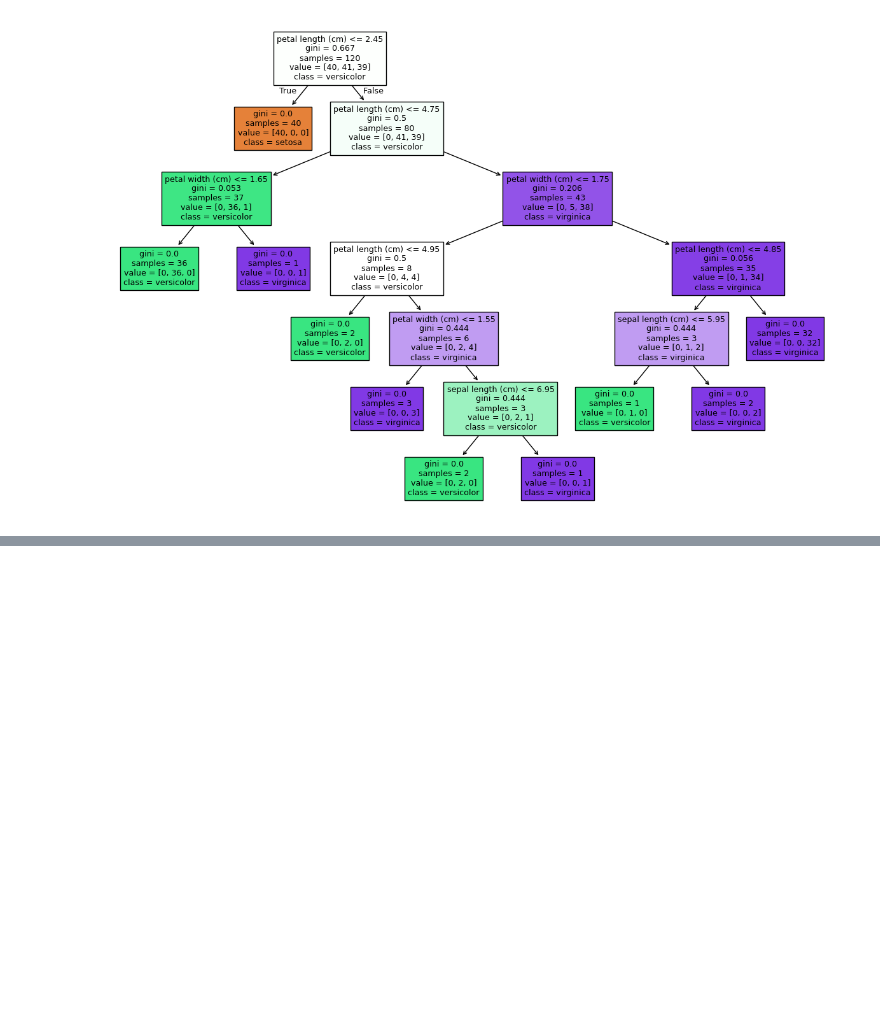
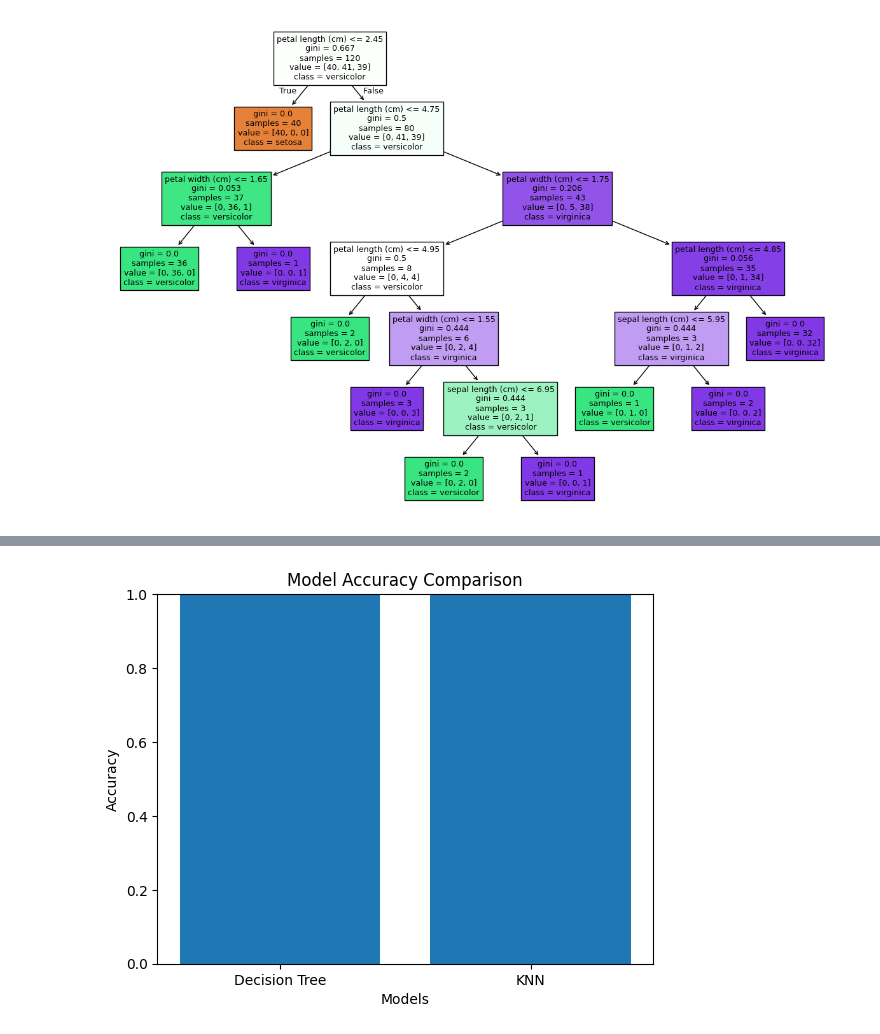
Before and after one commit to KaveyaEzhil/Machine-Learning, a Jupyter notebook: ML_ITA0613.ipynb, the cells around one changed output, grey strips where cells are left out. Saved outputs shown, nothing was run; the diff lists cells and outputs as text; code cells hidden in the pictures; blank space fills up the shorter version.

```diff
--- a/ML_ITA0613.ipynb
+++ b/ML_ITA0613.ipynb
@@ -296,0 +2611,84 @@ Accuracy: 1.0
+# %%
+import numpy as np
+import pandas as pd
+import matplotlib.pyplot as plt
+
+from sklearn.datasets import load_iris
+from sklearn.model_selection import train_test_split
+from sklearn.tree import DecisionTreeClassifier
+from sklearn.neighbors import KNeighborsClassifier
+from sklearn.metrics import accuracy_score
+
+# Load Iris dataset
+iris = load_iris()
+
+# Convert to Pandas DataFrame
+df = pd.DataFrame(iris.data, columns=iris.feature_names)
+
+# Add target column
+df["target"] = iris.target
+
+# Display first 5 rows
+print("Dataset:")
+print(df.head())
+
+# Check missing values
+print("\nMissing Values:")
+print(df.isnull().sum())
+
+# Features and target
+X = df.drop("target", axis=1)
+y = df["target"]
+
+# NumPy operation - convert to NumPy array
+X = np.array(X)
+y = np.array(y)
+
+# Split data into training and testing
+X_train, X_test, y_train, y_test = train_test_split(
+    X, y, test_size=0.2, random_state=42
+)
+
+# Decision Tree Model
+dt = DecisionTreeClassifier(random_state=42)
+dt.fit(X_train, y_train)
+
+dt_pred = dt.predict(X_test)
+dt_accuracy = accuracy_score(y_test, dt_pred)
+
+# KNN Model
+knn = KNeighborsClassifier(n_neighbors=3)
+knn.fit(X_train, y_train)
+
+knn_pred = knn.predict(X_test)
+knn_accuracy = accuracy_score(y_test, knn_pred)
+
+# Print accuracies
+print("\nDecision Tree Accuracy:", dt_accuracy)
+print("KNN Accuracy:", knn_accuracy)
+
+# Compare predictions
+print("\nActual | Decision Tree | KNN")
+
+for i in range(len(y_test)):
+    print(
+        iris.target_names[y_test[i]],
+        "|",
+        iris.target_names[dt_pred[i]],
+        "|",
+        iris.target_names[knn_pred[i]]
+    )
+
+# Visualisation
+models = ["Decision Tree", "KNN"]
+accuracy = [dt_accuracy, knn_accuracy]
+
+plt.bar(models, accuracy)
+
+plt.xlabel("Models")
+plt.ylabel("Accuracy")
+plt.title("Model Accuracy Comparison")
+
+plt.ylim(0, 1)
+plt.show()
+# %% [output]
@@ -296,0 +2712 @@ Accuracy: 1.0
+[figure, added]
```
Also changed, not shown: parts of 76 cells of this notebook.
